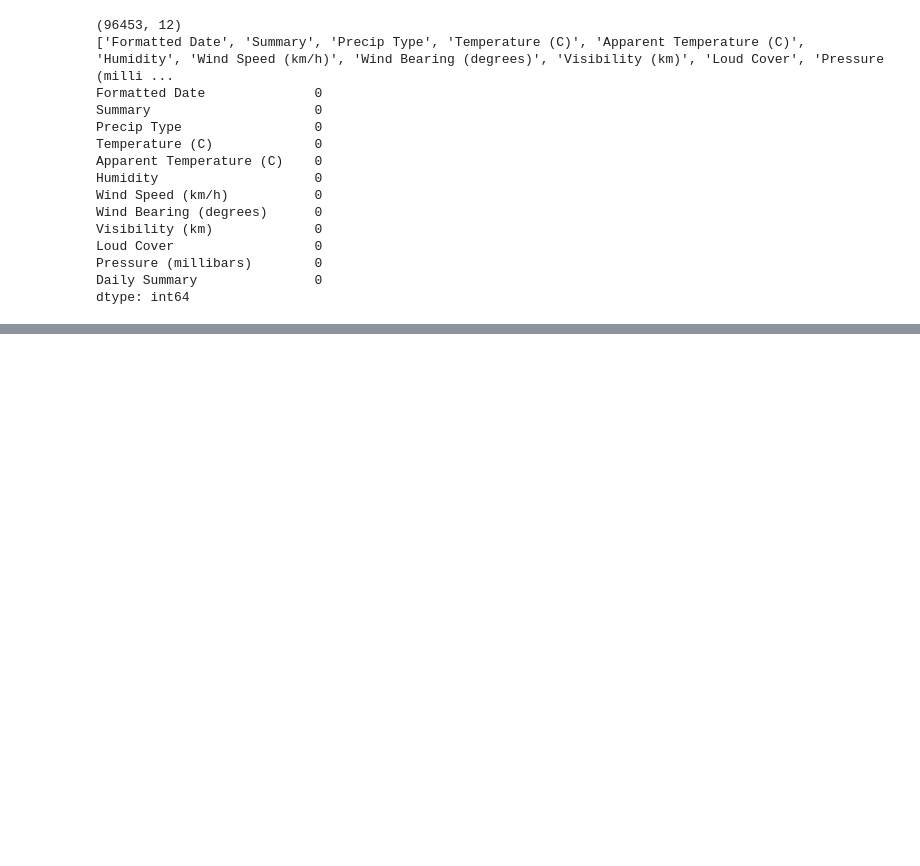
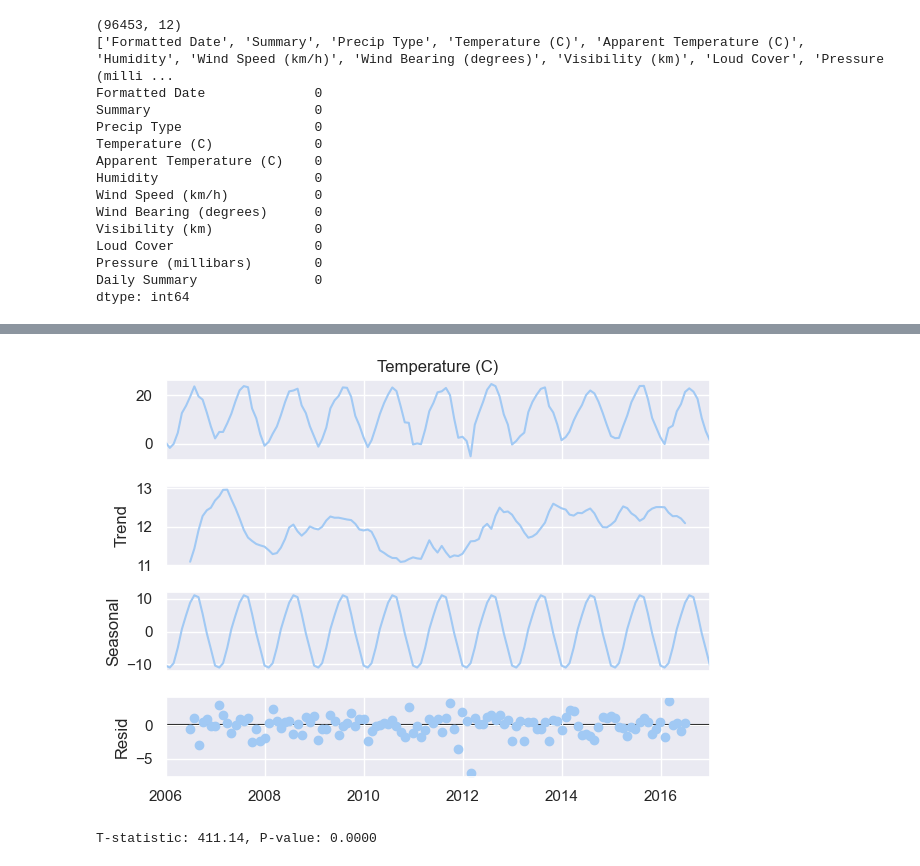
Before and after one commit to Anisbk00/Weather-DATA-ANALYSIS, a Jupyter notebook: notebooks/1_eda.ipynb, the cells around one changed output, grey strips where cells are left out. Drawn from its saved outputs; the diff is of its cells as text; code cells hidden in the pictures; blank space fills up the shorter version.

```diff
--- a/notebooks/1_eda.ipynb
+++ b/notebooks/1_eda.ipynb
@@ -76,0 +106,23 @@ plt.show()
+# %%
+# Time-Series Decomposition
+monthly_temp=weather.set_index("Formatted Date").resample("M")["Temperature (C)"].mean()
+monthly_temp.head()
+from statsmodels.tsa.seasonal import seasonal_decompose
+decomposition=seasonal_decompose(monthly_temp,model='adaptive')
+decomposition.plot()
+plt.savefig("../outputs/seasonal_decomposition.png")
+plt.show()
+# %% [output]
+[figure, added]
+# %%
+#Confirm if summer temperatures are significantly hotter than winter
+summer_temp=weather[weather["Formatted Date"].dt.month.isin([6,7,8])]
+summer_temp=summer_temp["Temperature (C)"].to_list()
+winter_temp=weather[weather["Formatted Date"].dt.month.isin([12,1,2])]
+winter_temp=winter_temp["Temperature (C)"].to_list()
+
+from scipy.stats import ttest_ind
+t_stat,p_value=ttest_ind(summer_temp,winter_temp)
+print(f"T-statistic: {t_stat:.2f}, P-value: {p_value:.4f}")
+# %% [output]
+T-statistic: 411.14, P-value: 0.0000
```
Also changed, not shown: parts of 6 cells of this notebook, 5 other files.
